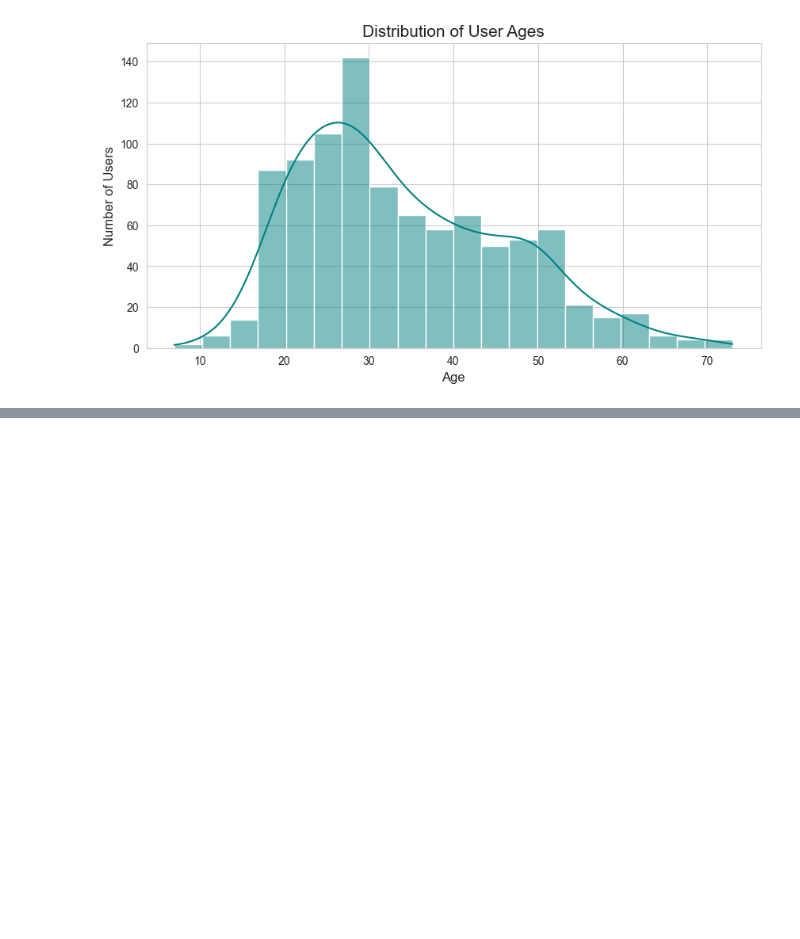
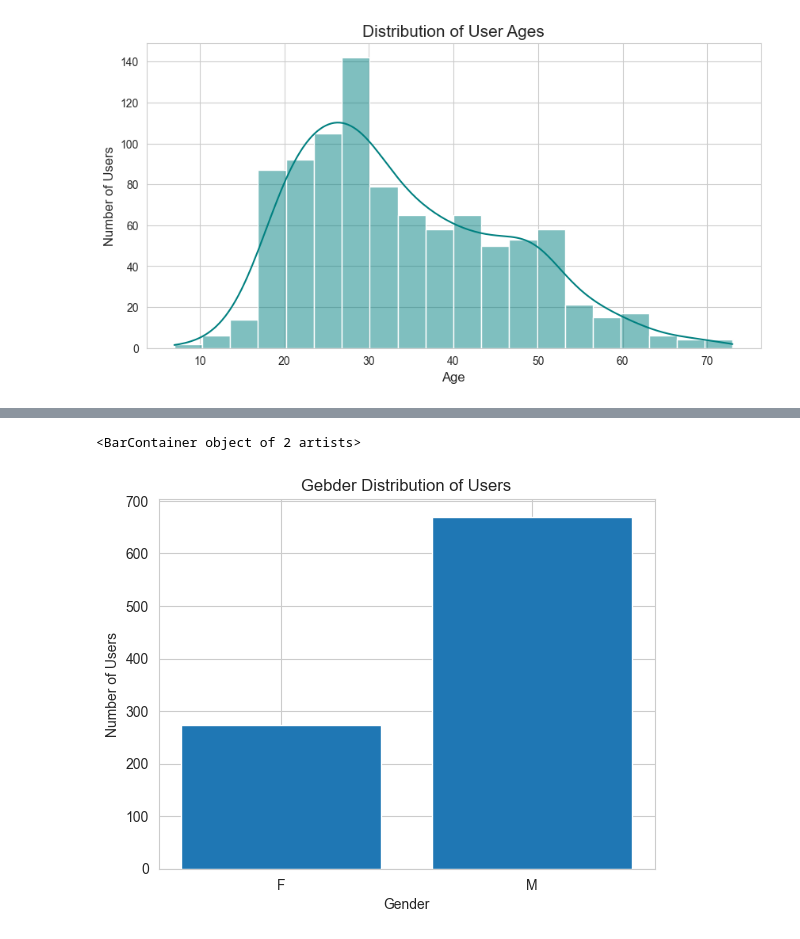
Before and after one commit to MrMinton/MovieLens100K, a Jupyter notebook: movielens_analysis.ipynb, the cells around one changed output, grey strips where cells are left out. Saved outputs shown, nothing was run; the diff lists cells and outputs as text; code cells hidden in the pictures; blank space fills up the shorter version.

```diff
--- a/movielens_analysis.ipynb
+++ b/movielens_analysis.ipynb
@@ -467,0 +483,13 @@ plt.show()
+# %%
+data2
+unique_users = data2.drop_duplicates(subset=['user_id'])
+gender_data=unique_users['gender'].value_counts().sort_values(ascending=True)
+
+plt.xlabel('Gender')
+plt.ylabel('Number of Users')
+plt.title('Gebder Distribution of Users')
+
+plt.bar(gender_data.index, gender_data.values)
+# %% [output]
+<BarContainer object of 2 artists>
+[figure, added]
```
Also changed, not shown: parts of 1 cell of this notebook.
